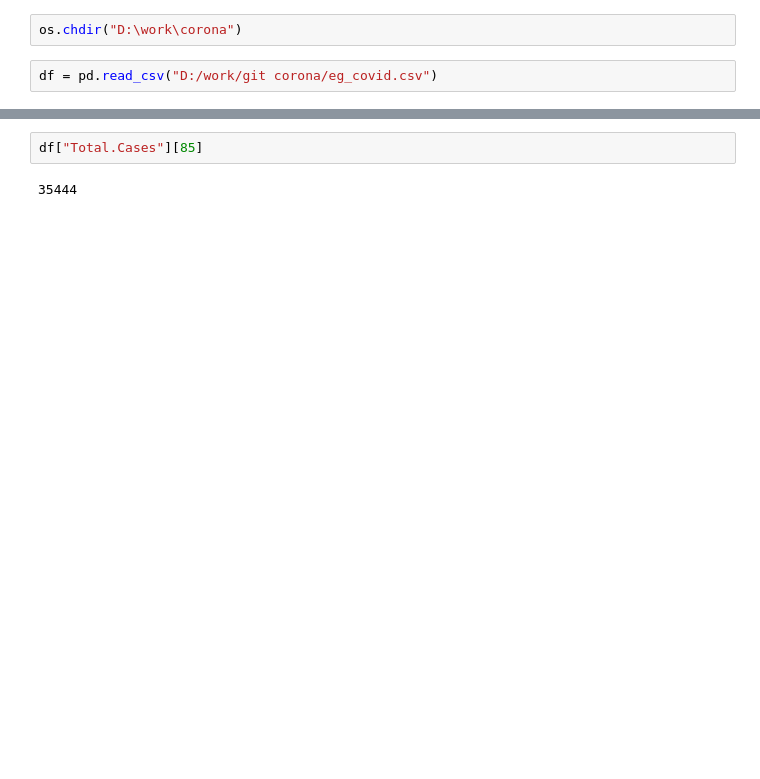
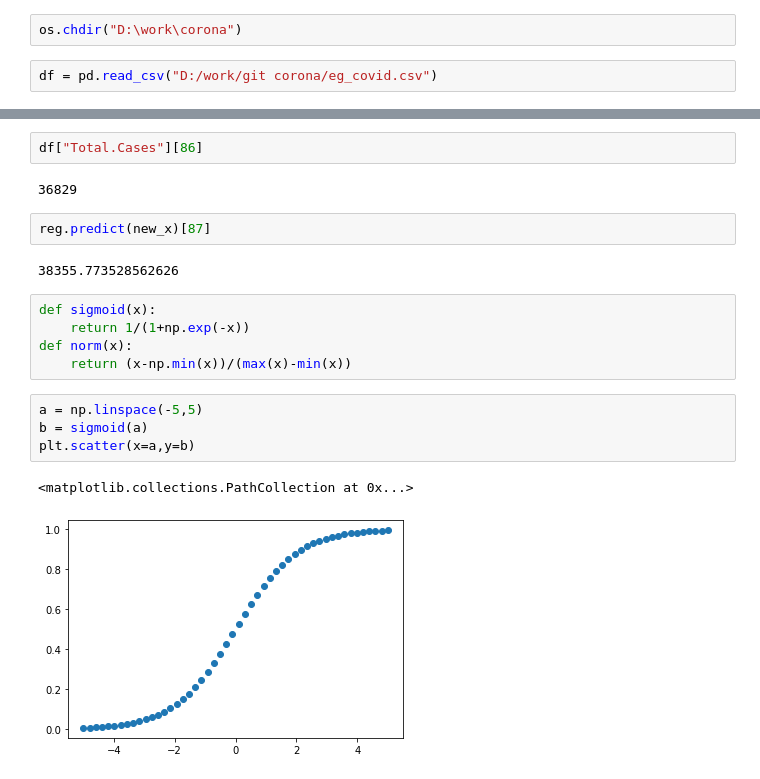
Before and after one commit to Sherif-Embarak/covid-19-egy, a Jupyter notebook: eg_corona.ipynb, the cells around one changed output, grey strips where cells are left out. Drawn from its saved outputs; the diff is of its cells as text; blank space fills up the shorter version.

```diff
--- a/eg_corona.ipynb
+++ b/eg_corona.ipynb
@@ -123,4 +134,20 @@ reg.predict(new_x)[86]-df["Total.Cases"][85]
 # %%
-df["Total.Cases"][85]
+df["Total.Cases"][86]
 # %% [output]
-35444
+36829
+# %%
+reg.predict(new_x)[87]
+# %% [output]
+38355.773528562626
+# %%
+def sigmoid(x):
+    return 1/(1+np.exp(-x))
+def norm(x):
+    return (x-np.min(x))/(max(x)-min(x))
+# %%
+a = np.linspace(-5,5)
+b = sigmoid(a)
+plt.scatter(x=a,y=b)
+# %% [output]
+<matplotlib.collections.PathCollection at 0x...>
+[figure, added]
```
Also changed, not shown: parts of 18 cells of this notebook, 2 other files.
